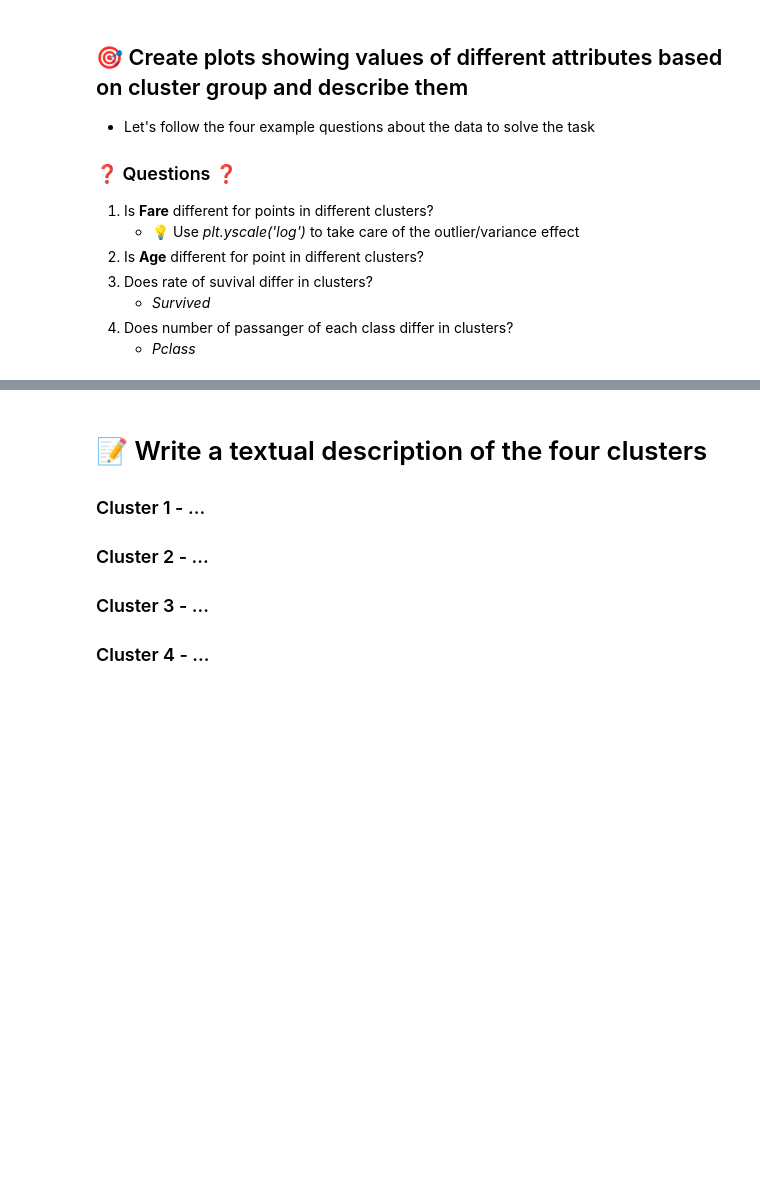
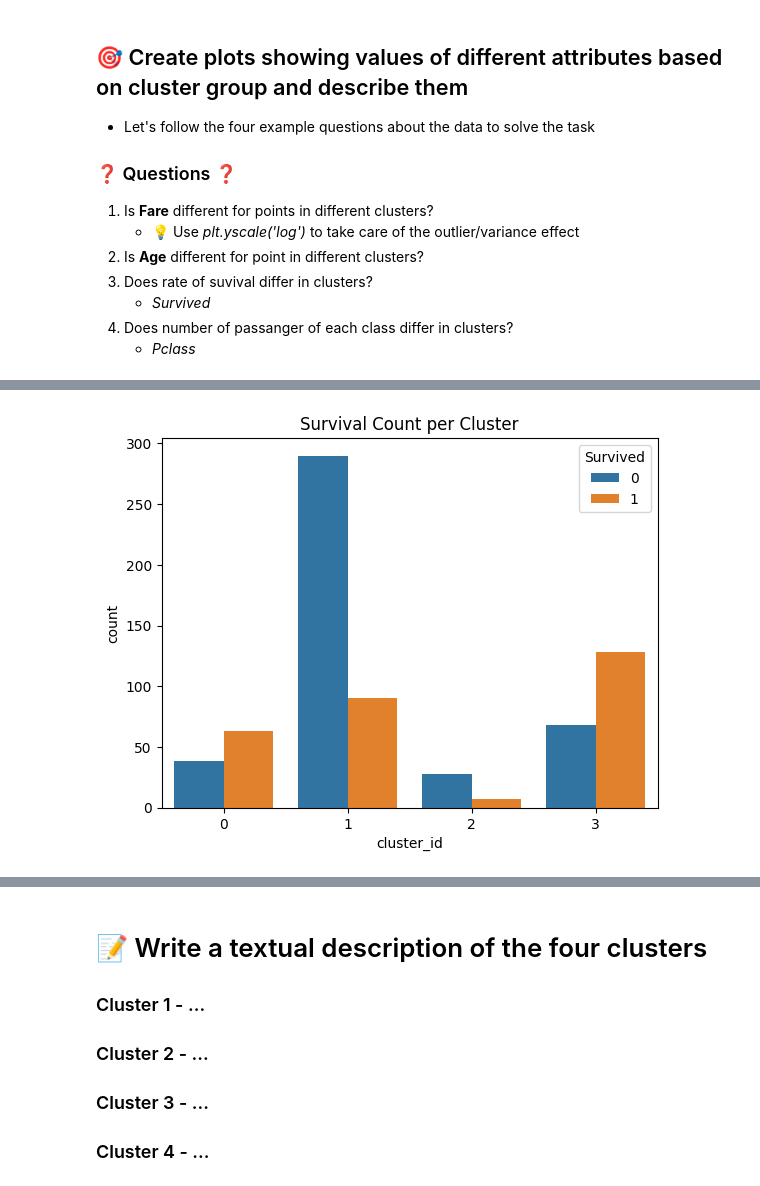
Before and after one commit to deenyse/VSB_ZSU, a Jupyter notebook: fml_04.ipynb, the cells around one changed output, grey strips where cells are left out. Cells and saved outputs as stored; diff of their text form; code cells hidden in the pictures; blank space fills up the shorter version.

```diff
--- a/fml_04.ipynb
+++ b/fml_04.ipynb
@@ -352,0 +489,7 @@ sns.countplot(data=df_clustering, x='cluster_id')
+# %%
+# Question 3: Does rate of suvival differ in clusters?
+sns.countplot(data=df_clustering, x='cluster_id', hue='Survived')
+plt.title('Survival Count per Cluster')
+plt.show()
+# %% [output]
+[figure, added]
```
Also changed, not shown: parts of 27 cells of this notebook.
